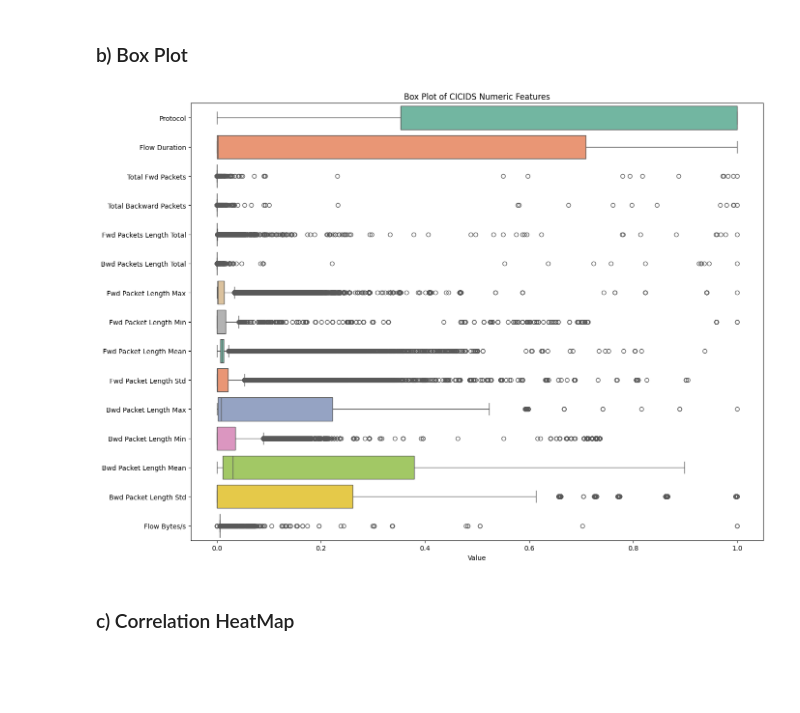
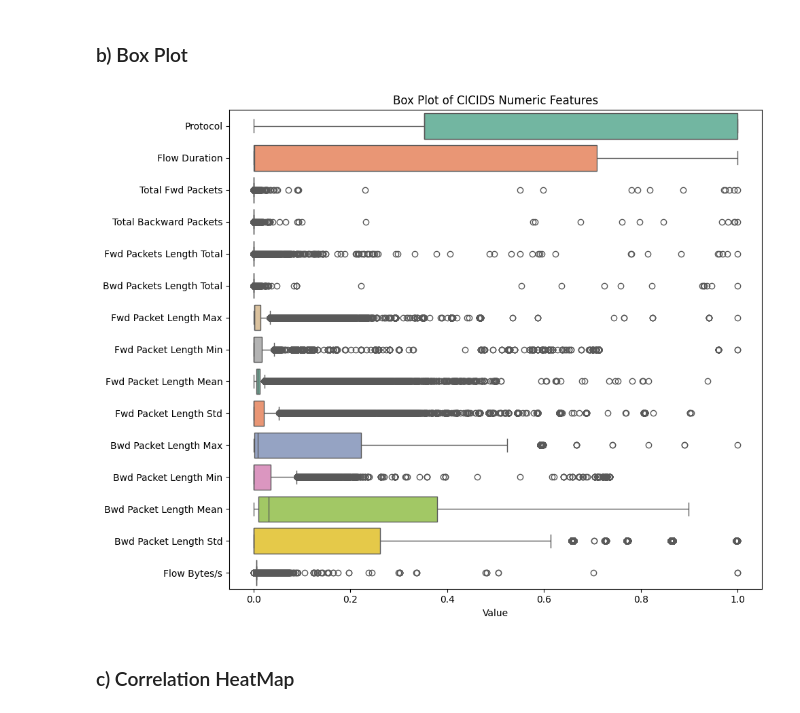
Before and after one commit to SpringBoardMentor193s/SentinelNet, a Jupyter notebook: notebooks/cicids_model_train.ipynb, the cells around one changed output. Cells and saved outputs as stored; diff of their text form; code cells hidden in the pictures; blank space fills up the shorter version.

```diff
--- a/notebooks/cicids_model_train.ipynb
+++ b/notebooks/cicids_model_train.ipynb
@@ -136,20 +232,16 @@ Test set: (116999, 77)
 <h3> Step 7: Train and Evaluates model measuring accuracy, specificity, and training time.
 </h3>
 # %%
-import time
-from sklearn.metrics import accuracy_score, confusion_matrix
-
-X_train_final, X_val, y_train_final, y_val = train_test_split(
-    X_train, y_train, test_size=0.2, random_state=42, stratify=y_train)
-
-models = {
+# Initial model validation
+initial_models = {
     "Logistic Regression": LogisticRegression(max_iter=1000, random_state=42),
     "Decision Tree": DecisionTreeClassifier(random_state=42),
     "Random Forest": RandomForestClassifier(random_state=42),
     "Gradient Boosting": GradientBoostingClassifier(random_state=42),
 }
 
-for name, model in models.items():
+print("\n=== Initial Model Validation ===")
+for name, model in initial_models.items():
     start_time = time.time()
     model.fit(X_train_final, y_train_final)
     end_time = time.time()
@@ -159,11 +251,12 @@ for name, model in models.items():
 
     cm = confusion_matrix(y_val, y_val_pred)
     TN, FP, FN, TP = cm.ravel()
-    specificity = TN / (TN + FP)
+    specificity = TN / (TN + FP) if (TN + FP) > 0 else 0
 
     training_time = end_time - start_time
 
-    print(f"{name} Validation Accuracy: {val_acc * 100:.2f}%")
-    print(f"{name} Specificity: {specificity:.4f}")
-    print(f"{name} Training Time: {training_time:.4f} seconds\n")
+    print(f"\n{name}:")
+    print(f"  Validation Accuracy: {val_acc * 100:.2f}%")
+    print(f"  Specificity: {specificity:.4f}")
+    print(f"  Training Time: {training_time:.4f} seconds")
 # %% [output]
@@ -185,9 +280,20 @@ Gradient Boosting Training Time: 338.5894 seconds
 # %% [markdown]
 <h3>Step 8: Model Training and Evaluation</h3>
 # %%
+# Optimized models with better hyperparameters
 models = {
-    "Logistic Regression": LogisticRegression(max_iter=1000, random_state=42, class_weight="balanced", C=0.5),
-    "Decision Tree": DecisionTreeClassifier(random_state=42, max_depth=8, min_samples_split=10, min_samples_leaf=5),
+    "Logistic Regression": LogisticRegression(
+        max_iter=1000,
+        random_state=42,
+        class_weight="balanced",
+        C=0.5
+    ),
+    "Decision Tree": DecisionTreeClassifier(
+        random_state=42,
+        max_depth=8,
+        min_samples_split=10,
+        min_samples_leaf=5
+    ),
     "Random Forest": RandomForestClassifier(
         n_estimators=120,
         random_state=42,
@@ -205,7 +311,10 @@ models = {
     )
 }
 
+# Training and testing evaluation
+print("\n=== Final Model Evaluation ===")
 results = {}
+
 for name, model in models.items():
     print(f"\nTraining {name}...")
     model.fit(X_train, y_train)
@@ -221,5 +330,6 @@ for name, model in models.items():
     results[name] = test_acc
     print(f"{name} Testing Accuracy: {test_acc * 100:.2f}%")
 
+    print(f"\n{name} Classification Report:")
     print(classification_report(y_test, y_pred, target_names=["Normal", "Attack"]))
 # %% [output]
@@ -306,17 +478,18 @@ plt.show()
 # %% [markdown]
 <h3> b) Box Plot </h3>
 # %%
+# Box plot of numeric features
 numeric_cols_cicids = X_train.select_dtypes(include=['float64', 'int64']).columns
 
-plt.figure(figsize=(14, 10))
+plt.figure(figsize=(10, 8))
 subset_cols = numeric_cols_cicids[:15]
 sns.boxplot(data=X_train[subset_cols], orient='h', palette="Set2")
 plt.title('Box Plot of CICIDS Numeric Features')
 plt.xlabel('Value')
 plt.tight_layout()
 plt.show()
 # %% [output]
-[figure, old version]
+[figure, new version]
 # %% [markdown]
 <h3> c) Correlation HeatMap </h3>
 # %%
```
Also changed, not shown: parts of 33 cells of this notebook, 15 other files.
